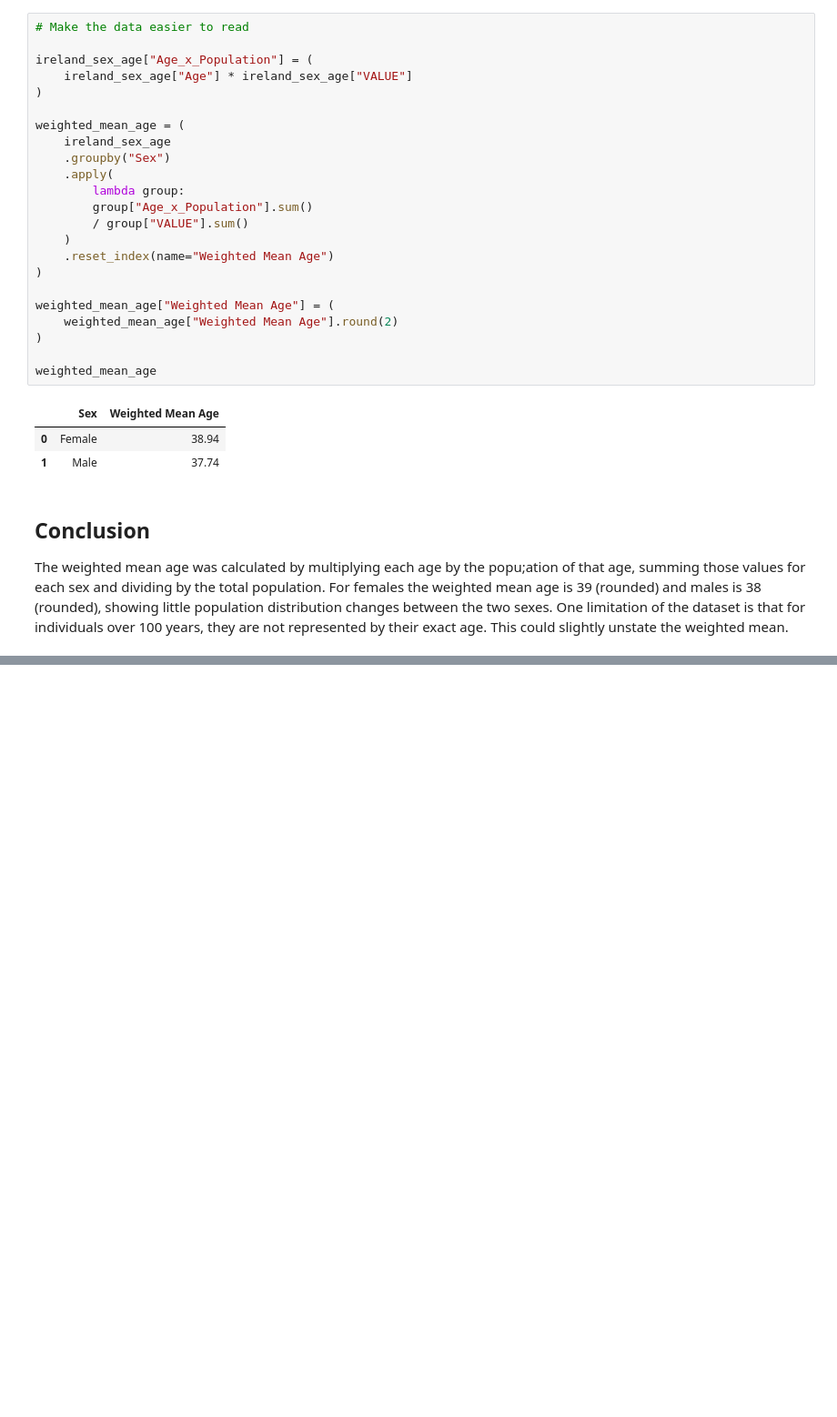
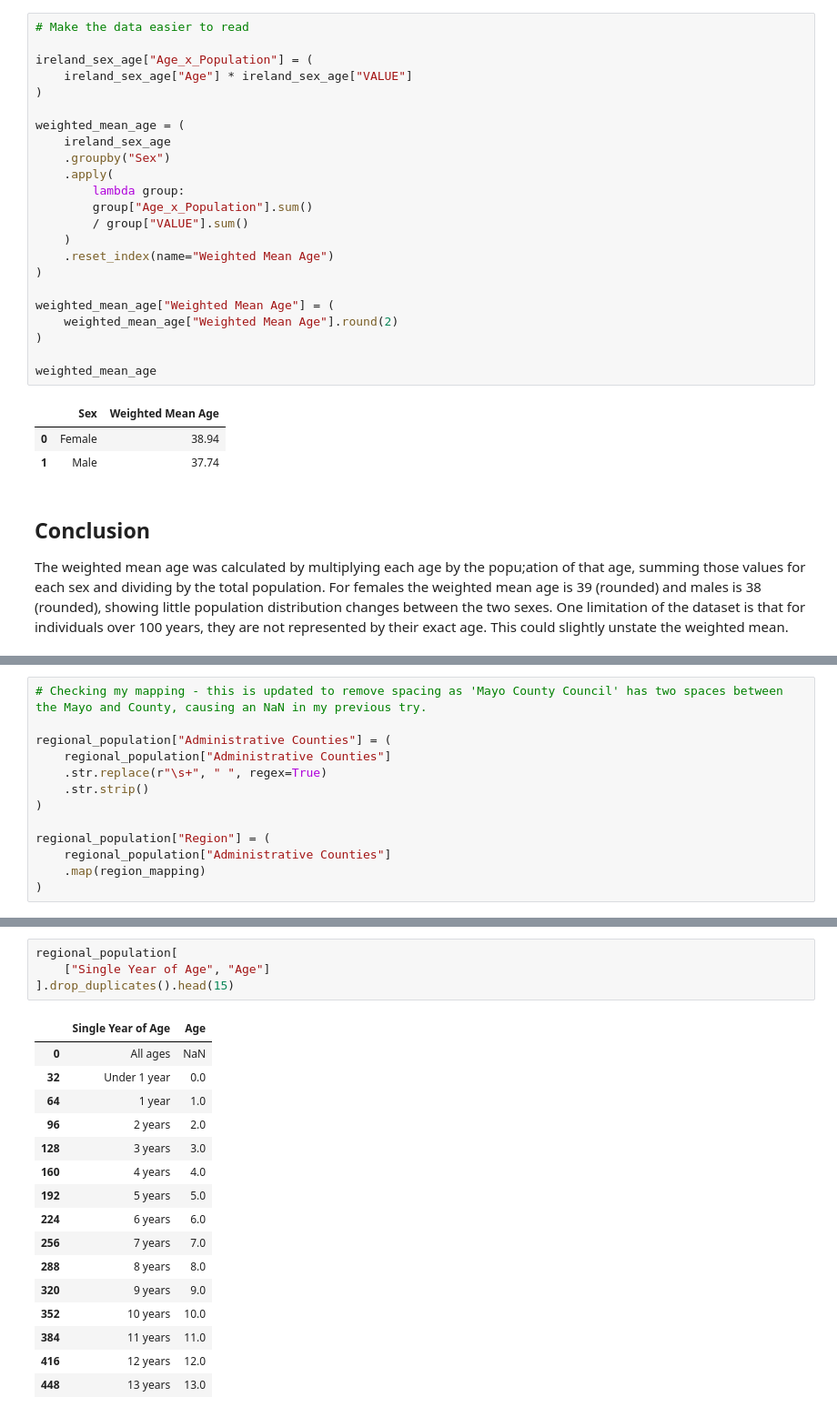
Before and after one commit to leahchristina/pfda, a Jupyter notebook: assignments/assignment04-population.ipynb, the cells around one changed output, grey strips where cells are left out. Shown at 91% size. Cells and saved outputs as stored; diff of their text form; blank space fills up the shorter version.

```diff
--- a/assignments/assignment04-population.ipynb
+++ b/assignments/assignment04-population.ipynb
@@ -233,0 +359,13 @@ One limitation of the dataset is that for individuals over 100 years, they are n
+# %%
+# Checking my mapping - this is updated to remove spacing as 'Mayo County Council' has two spaces between the Mayo and County, causing an NaN in my previous try.
+
+regional_population["Administrative Counties"] = (
+    regional_population["Administrative Counties"]
+    .str.replace(r"\s+", " ", regex=True)
+    .str.strip()
+)
+
+regional_population["Region"] = (
+    regional_population["Administrative Counties"]
+    .map(region_mapping)
+)
@@ -233,0 +429,21 @@ One limitation of the dataset is that for individuals over 100 years, they are n
+# %%
+regional_population[
+    ["Single Year of Age", "Age"]
+].drop_duplicates().head(15)
+# %% [output]
+|  | Single Year of Age | Age |
+| 0 | All ages | NaN |
+| 32 | Under 1 year | 0.0 |
+| 64 | 1 year | 1.0 |
+| 96 | 2 years | 2.0 |
+| 128 | 3 years | 3.0 |
+| 160 | 4 years | 4.0 |
+| 192 | 5 years | 5.0 |
+| 224 | 6 years | 6.0 |
+| 256 | 7 years | 7.0 |
+| 288 | 8 years | 8.0 |
+| 320 | 9 years | 9.0 |
+| 352 | 10 years | 10.0 |
+| 384 | 11 years | 11.0 |
+| 416 | 12 years | 12.0 |
+| 448 | 13 years | 13.0 |
```
Also changed, not shown: parts of 14 cells of this notebook.
